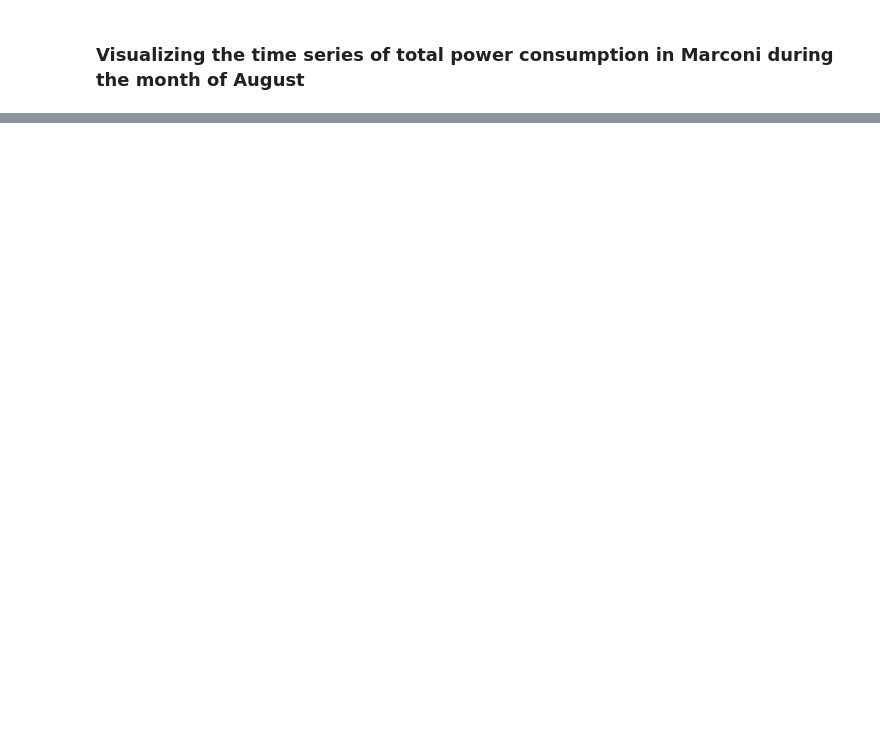
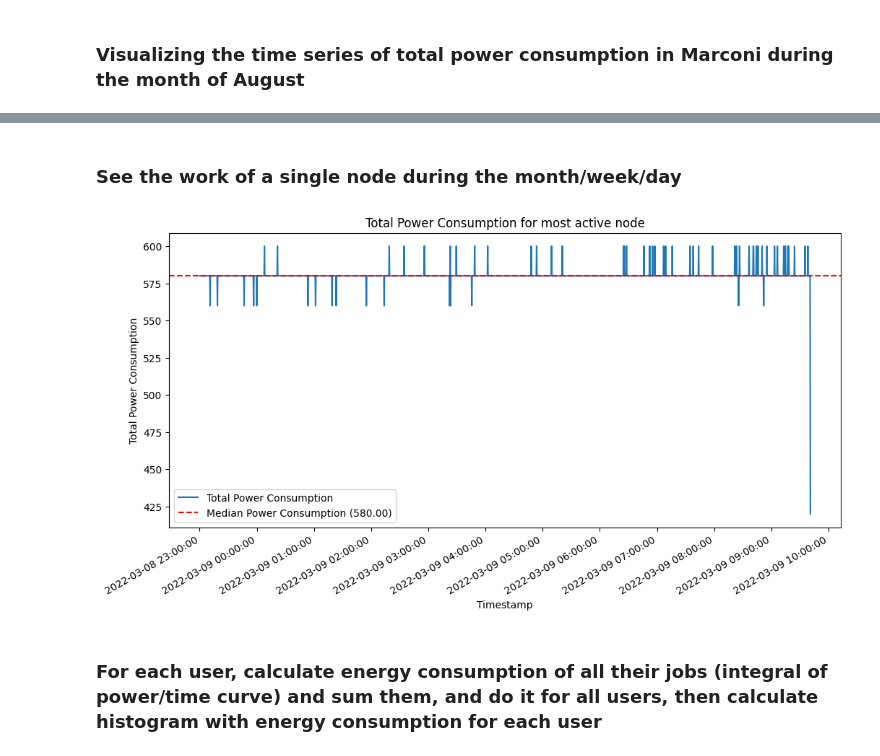
Before and after one commit to Marthyna/hpc-energy-consumption-profiling, a Jupyter notebook: notes/experiments.ipynb, the cells around one changed output, grey strips where cells are left out. Saved outputs shown, nothing was run; the diff lists cells and outputs as text; code cells hidden in the pictures; blank space fills up the shorter version.

```diff
--- a/notes/experiments.ipynb
+++ b/notes/experiments.ipynb
@@ -247,0 +301,23 @@ plt.show()
+# %% [markdown]
+### See the work of a single node during the month/week/day
+# %%
+most_active_nodes_rows = merged_df[merged_df['nodes'] == merged_df['nodes'].value_counts().idxmax()] # get the node with the most activity
+power_data = most_active_nodes_rows[[timestamp_col, power_col]]
+total_power_by_timestamp = power_data.groupby(timestamp_col)[power_col].sum().reset_index()
+median_total_power = total_power_by_timestamp[power_col].median()
+total_power_by_timestamp[timestamp_col] = pd.to_datetime(total_power_by_timestamp[timestamp_col])
+
+plt.figure(figsize=(12, 6))
+plt.plot(total_power_by_timestamp[timestamp_col], total_power_by_timestamp[power_col], label='Total Power Consumption')
+plt.axhline(y=median_total_power, color='r', linestyle='--', label=f'Median Power Consumption ({median_total_power:.2f})')
+plt.title('Total Power Consumption for most active node')
+plt.xlabel('Timestamp')
+plt.ylabel('Total Power Consumption')
+plt.gca().xaxis.set_major_formatter(mdates.DateFormatter('%Y-%m-%d %H:%M:%S'))
+plt.gcf().autofmt_xdate()
+plt.legend()
+plt.show()
+# %% [output]
+[figure, added]
+# %% [markdown]
+### For each user, calculate energy consumption of all their jobs (integral of power/time curve) and sum them, and do it for all users, then calculate histogram with energy consumption for each user
```
Also changed, not shown: parts of 17 cells of this notebook, 1 other file.
